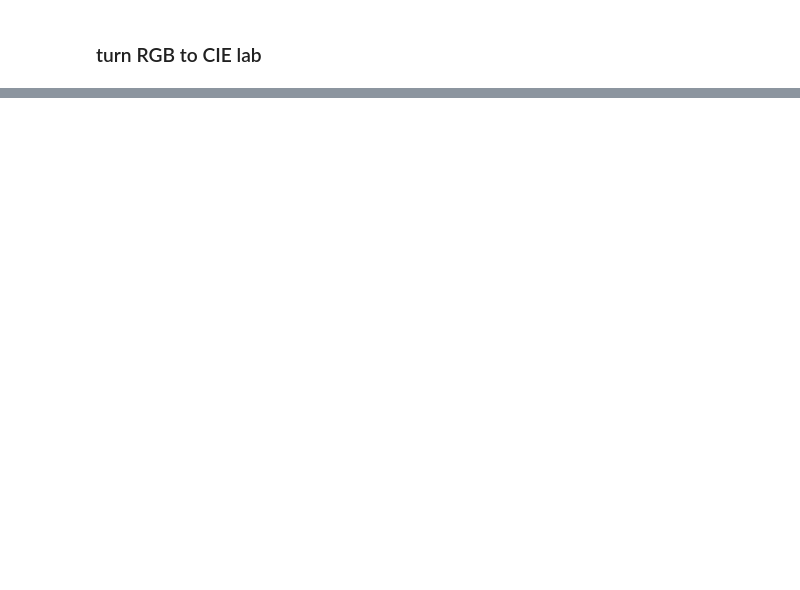
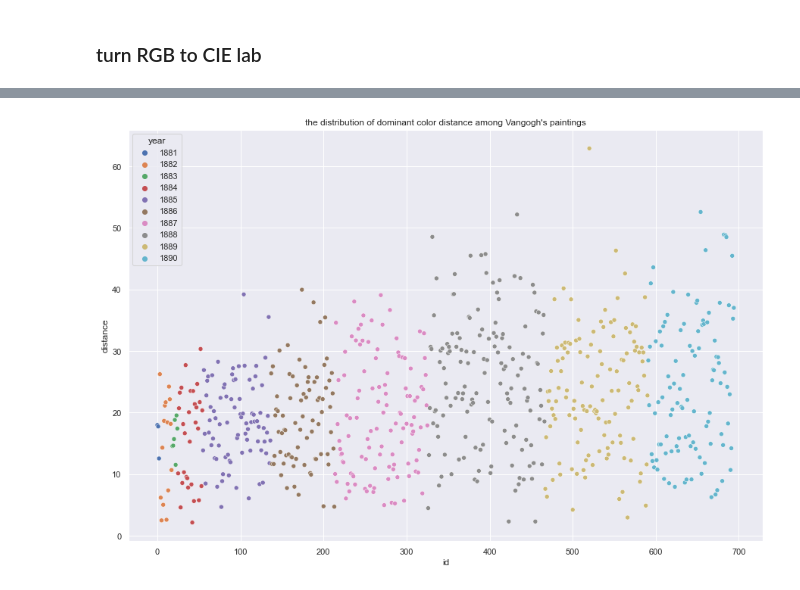
Before and after one commit to Linyhazel/history-and-the-digital, a Jupyter notebook: color_analysis.ipynb, the cells around one changed output, grey strips where cells are left out. Cells and saved outputs as stored; diff of their text form; code cells hidden in the pictures; blank space fills up the shorter version.

```diff
--- a/color_analysis.ipynb
+++ b/color_analysis.ipynb
@@ -239,0 +267,4 @@ cie_distance.mean()
+# %%
+df = df.sort_values(by = ['year']).reset_index(drop = True)
+df['id'] = df.index
+df
@@ -239,0 +285,8 @@ cie_distance.mean()
+# %%
+df['id'] = df.index
+# %%
+sns.set(rc={'figure.figsize':(15,10)})
+sns.scatterplot(x='id', y="distance",hue='year', data=df).set(title = 'the distribution of dominant color distance among Vangogh\'s paintings')
+plt.show()
+# %% [output]
+[figure, added]
```
Also changed, not shown: parts of 43 cells of this notebook, 16 other files.
